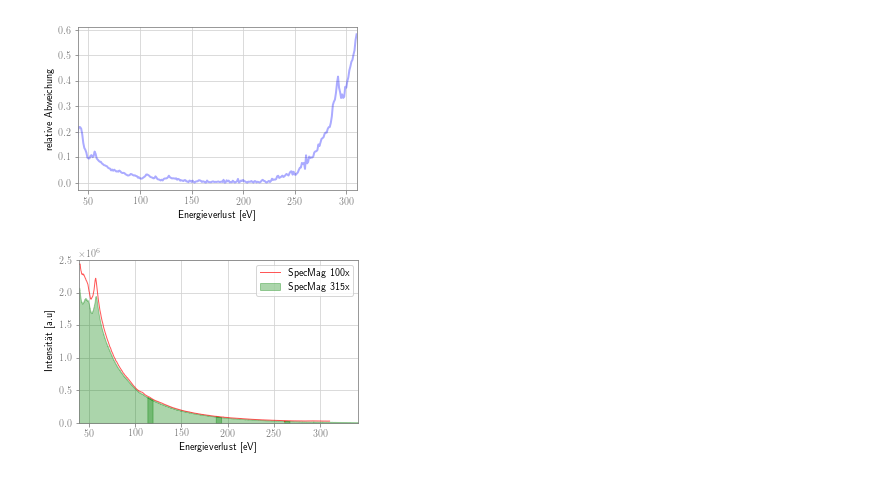
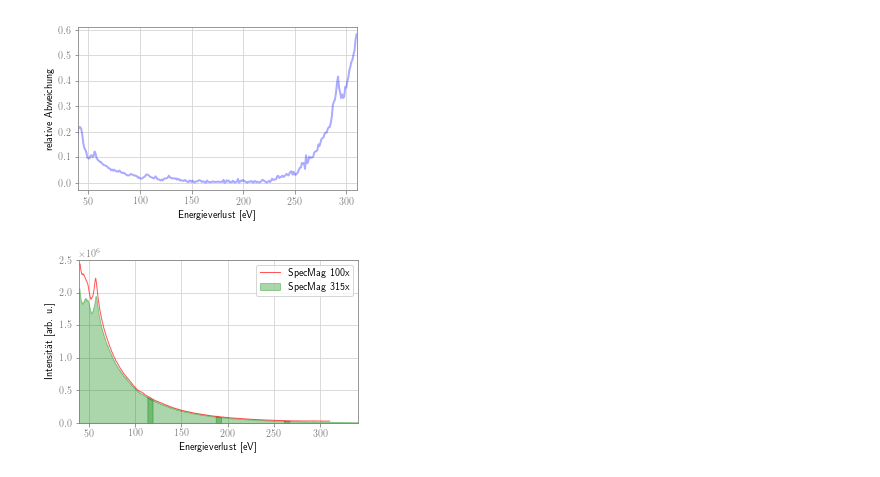
Before and after one commit to m-entrup/Dissertation, a Jupyter notebook: Jupyter-Notebooks/Kapitel2/EELS-SM100vsSM315.ipynb, the cells around one changed output. Drawn from its saved outputs; the diff is of its cells as text; code cells hidden in the pictures.

```diff
--- a/Jupyter-Notebooks/Kapitel2/EELS-SM100vsSM315.ipynb
+++ b/Jupyter-Notebooks/Kapitel2/EELS-SM100vsSM315.ipynb
@@ -59,22 +59,22 @@ plt.show()
 # %%
 df_sm315_79eV = pd.read_csv('data/SM100vsSM315/SM315 79eV 15x0,5s.msa', names=('X', 'Y'), comment='#')
 df_sm315_153eV = pd.read_csv('data/SM100vsSM315/SM315 153eV 15x0,5s.msa', names=('X', 'Y'), comment='#')
 df_sm315_227eV = pd.read_csv('data/SM100vsSM315/SM315 227eV 15x0,5s.msa', names=('X', 'Y'), comment='#')
 df_sm315_301eV = pd.read_csv('data/SM100vsSM315/SM315 301eV 15x0,5s.msa', names=('X', 'Y'), comment='#')
 
 plt.figure(figsize=(5,3))
 plt.plot(df_sm100.X, df_sm100.Y, label='SpecMag 100x', lw=1, color='red', alpha=0.66)
 plt.fill_between(df_sm315_79eV.X, 0, df_sm315_79eV.Y, label='SpecMag 315x', color='green', alpha=0.33)
 plt.fill_between(df_sm315_153eV.X, 0, df_sm315_153eV.Y, label='', color='green', alpha=0.33)
 plt.fill_between(df_sm315_227eV.X, 0, df_sm315_227eV.Y, label='', color='green', alpha=0.33)
 plt.fill_between(df_sm315_301eV.X, 0, df_sm315_301eV.Y, label='', color='green', alpha=0.33)
 plt.xlabel('Energieverlust [eV]')
 plt.xlim(min(df_sm100.X.min(), df_sm315.X.min()), max(df_sm100.X.max(), df_sm315.X.max()))
 plt.ylim(0, 2500000)
 plt.gca().get_yaxis().get_major_formatter().set_powerlimits((0, 1))
-plt.ylabel('Intensität [a.u]')
+plt.ylabel('Intensität [arb. u.]')
 plt.legend(loc='best')
 plt.savefig('Bilder/EELS_SM100vsSM315_raw')
 plt.show()
 # %% [output]
-[figure, old version]
+[figure, new version]
```
Also changed, not shown: parts of 1 cell of this notebook, 14 other files.
